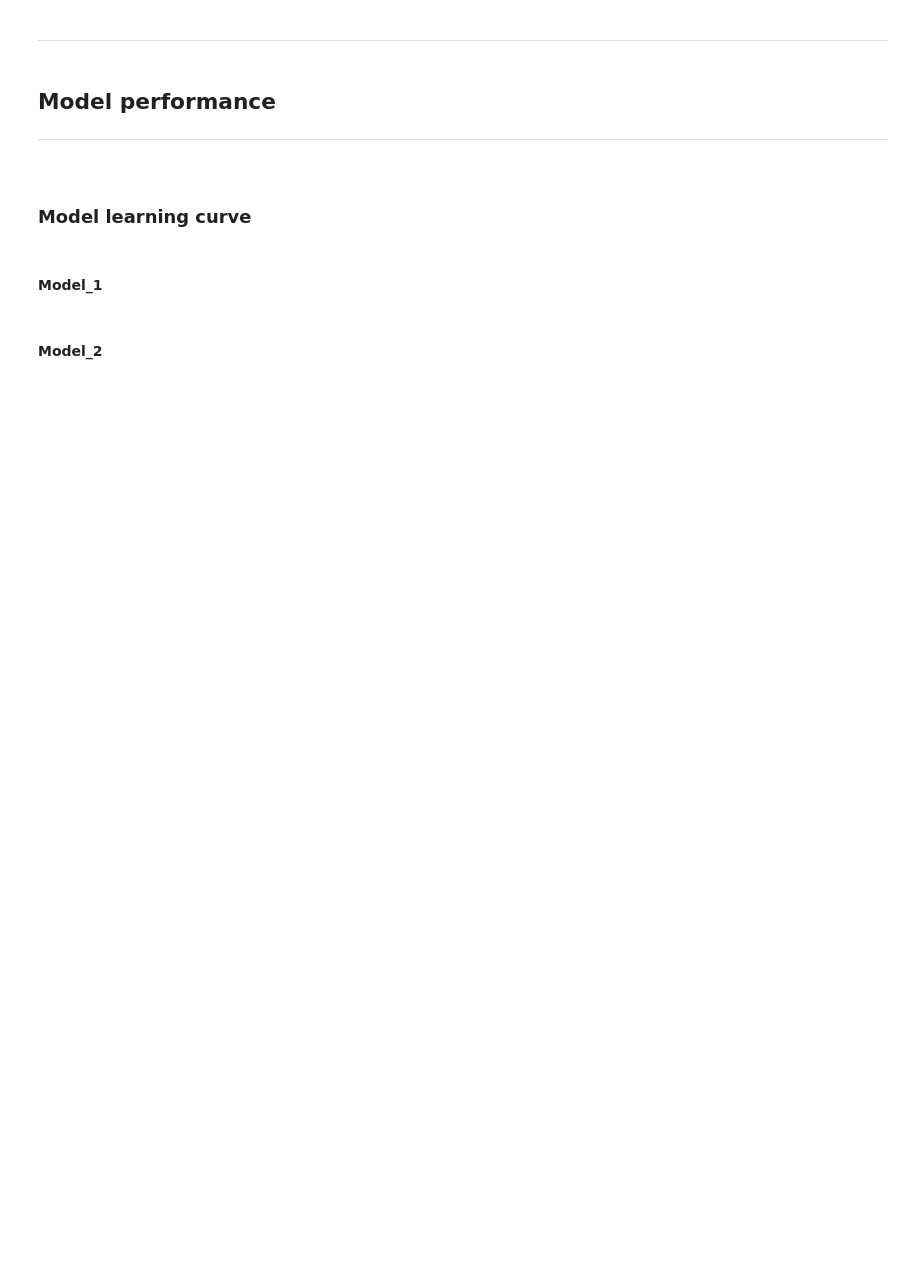
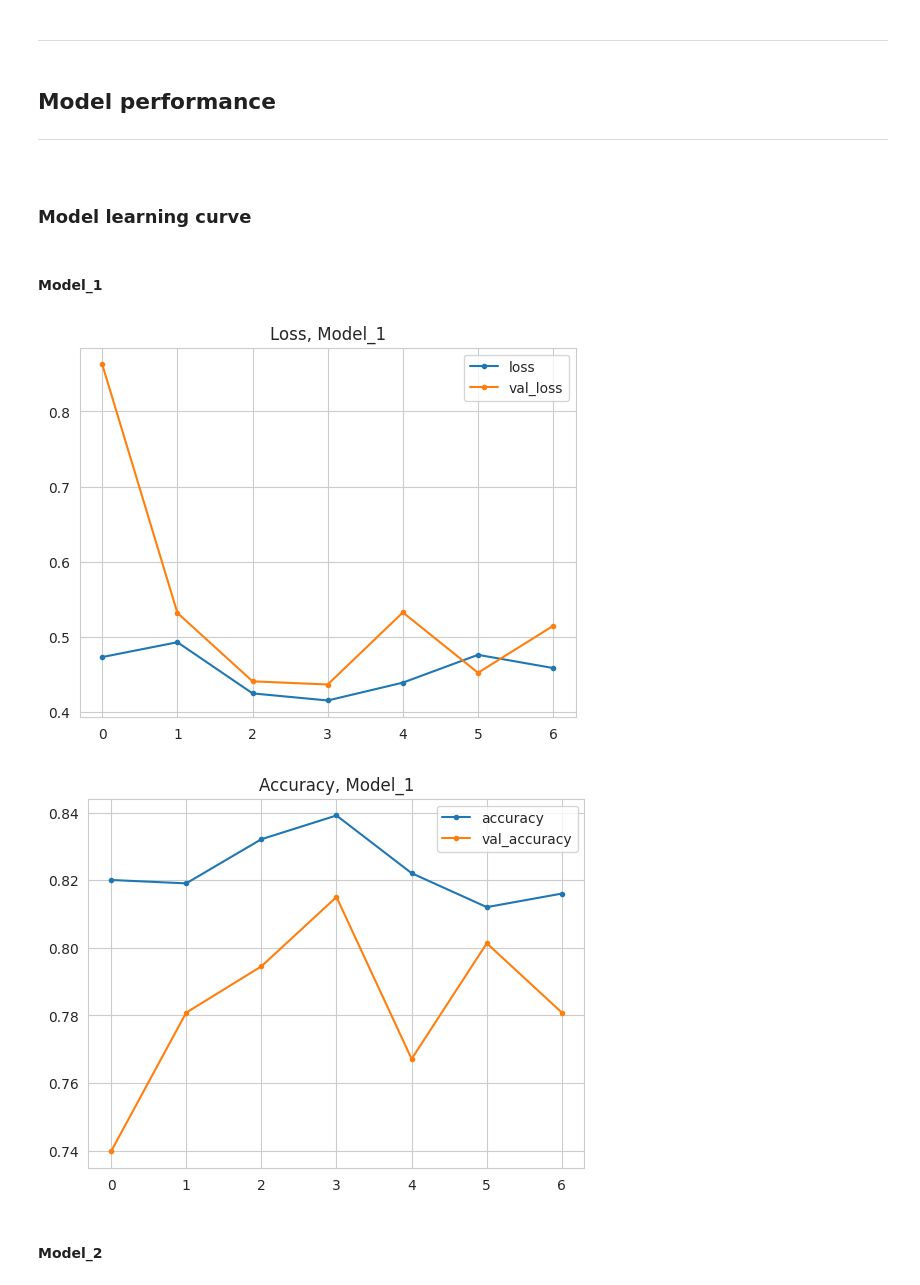
Before and after one commit to Code-Institute-Submissions/corals_health, a Jupyter notebook: jupyter_notebooks/4_model_cross-compare_and_vote.ipynb, the cells around one changed output. Cells and saved outputs as stored; diff of their text form; code cells hidden in the pictures; blank space fills up the shorter version.

```diff
--- a/jupyter_notebooks/4_model_cross-compare_and_vote.ipynb
+++ b/jupyter_notebooks/4_model_cross-compare_and_vote.ipynb
@@ -485,19 +484,22 @@ model_3.save('outputs/v4/corals_health_model_3_act_3.h5')
 # %%
 losses = pd.DataFrame(model_1.history.history)
 
 sns.set_style("whitegrid")
 losses[['loss', 'val_loss']].plot(style='.-')
-plt.title("Loss, Model_1, Action_3")
-plt.savefig(f'{file_path}/model_1_act_3_training_losses.png',
+plt.title("Loss, Model_1")
+plt.savefig(f'{file_path}/model_1_training_losses.png',
             bbox_inches='tight', dpi=150)
 plt.show()
 
 print("\n")
 losses[['accuracy', 'val_accuracy']].plot(style='.-')
-plt.title("Accuracy, Model_1, Action_3")
-plt.savefig(f'{file_path}/model_1_act_3_training_acc.png',
+plt.title("Accuracy, Model_1")
+plt.savefig(f'{file_path}/model_1_training_acc.png',
             bbox_inches='tight', dpi=150)
 plt.show()
+# %% [output]
+[figure, added]
+[figure, added]
 # %% [markdown]
 #### Model_2
 # %%
```
Also changed, not shown: parts of 37 cells of this notebook, 13 other files.
